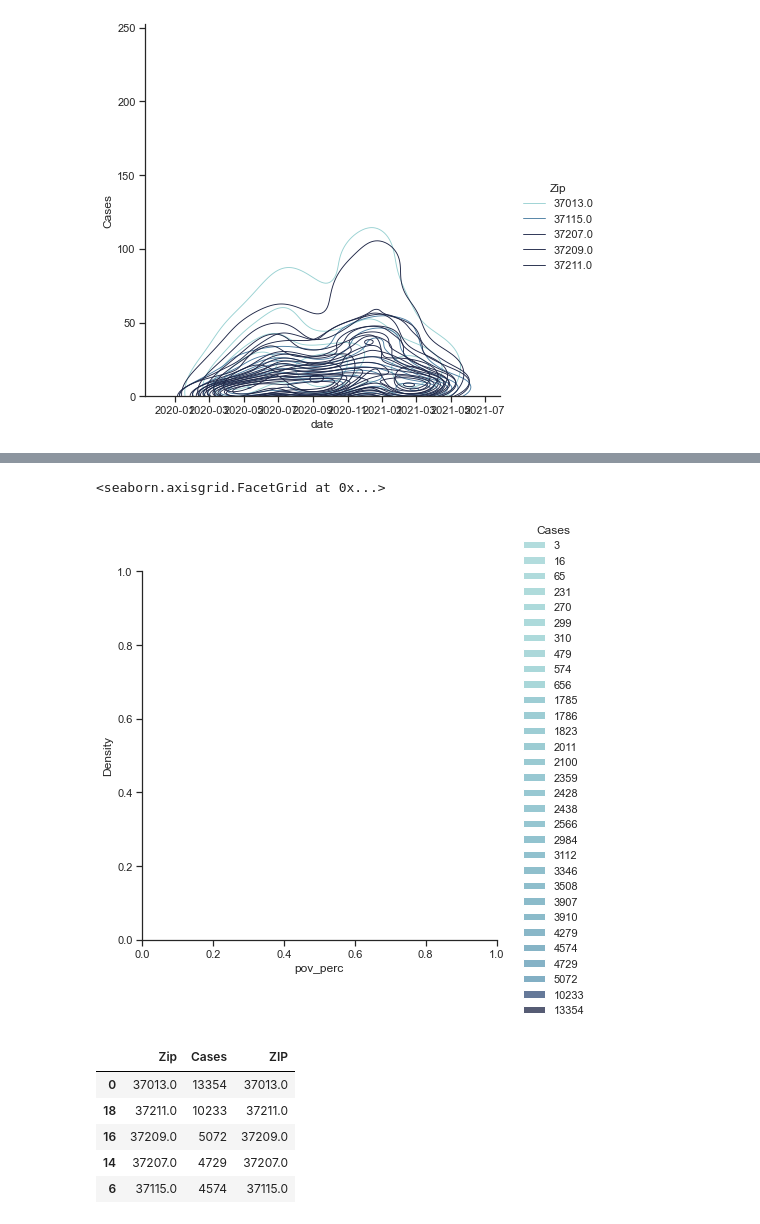
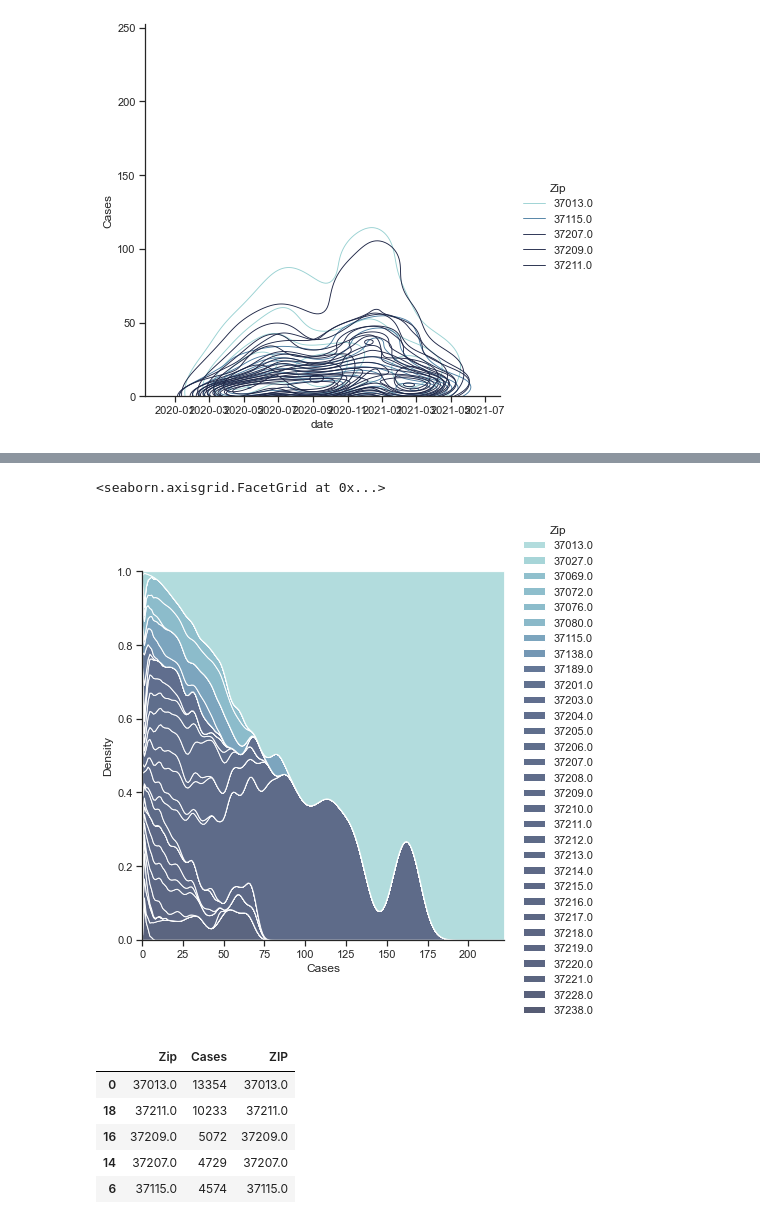
Before and after one commit to Chericehere/nash-covid-cases-vaccines-sky_cranes, a Jupyter notebook: covid.ipynb, the cells around one changed output, grey strips where cells are left out. Drawn from its saved outputs; the diff is of its cells as text; code cells hidden in the pictures.

```diff
--- a/covid.ipynb
+++ b/covid.ipynb
@@ -254,13 +265,13 @@ sns.displot(
 # %%
 sns.displot(
-    data=y_pov,
-    x="pov_perc", hue="Cases",
+    data=case_count_df,
+    x="Cases", hue="Zip",
     kind="kde", height=6,
     multiple="fill", clip=(0, None),
     palette="ch:rot=-.25,hue=1,light=.75")
 # %% [output]
 <seaborn.axisgrid.FacetGrid at 0x...>
-[figure, old version]
+[figure, new version]
 # %%
 case_count_df=pd.read_csv('data/covid_count.csv')
 case_count_df['date']=pd.to_datetime(case_count_df['Specimen Collection Date'])
```
Also changed, not shown: parts of 15 cells of this notebook.
